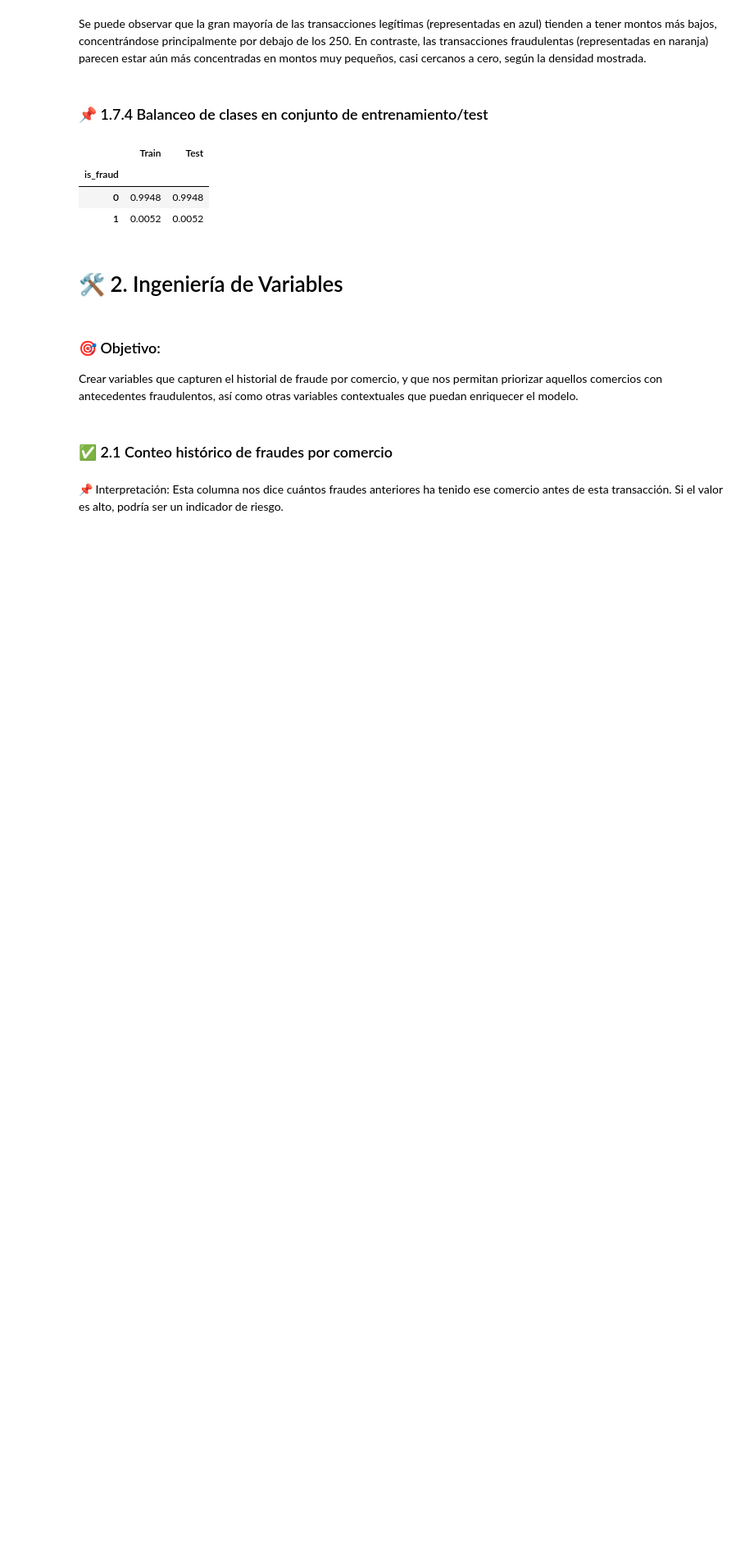
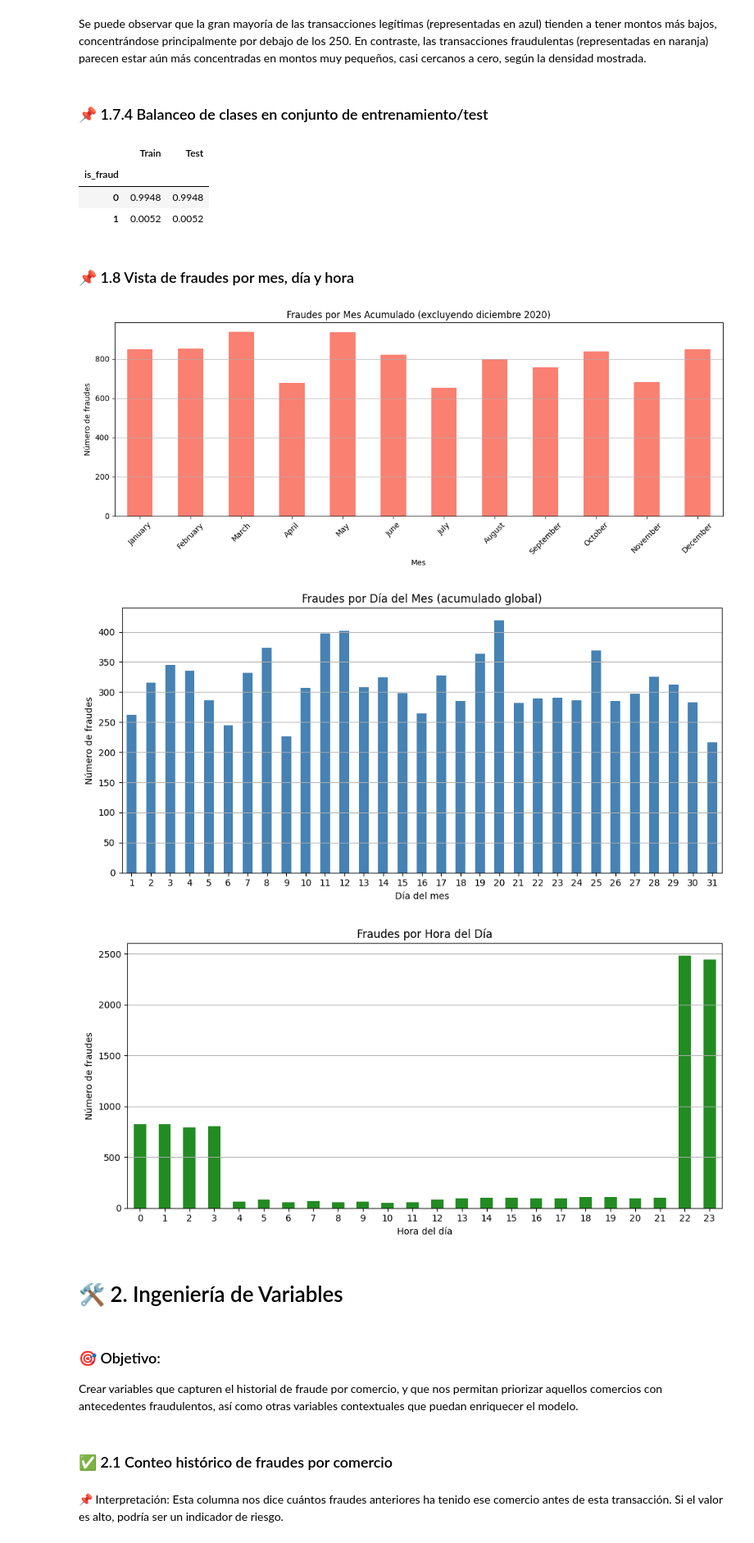
Before and after one commit to GarciaAlegria/Proyecto-final-SDS-PlusTI, a Jupyter notebook: proyectoPlusTi.ipynb, the cells around one changed output. Shown at 82% size. Drawn from its saved outputs; the diff is of its cells as text; code cells hidden in the pictures; blank space fills up the shorter version.

```diff
--- a/proyectoPlusTi.ipynb
+++ b/proyectoPlusTi.ipynb
@@ -237,6 +237,66 @@ pd.DataFrame({
 | is_fraud |  |  |
 | 0 | 0.9948 | 0.9948 |
 | 1 | 0.0052 | 0.0052 |
+# %% [markdown]
+### 📌 1.8 Vista de fraudes por mes, día y hora
+# %%
+# Eliminar diciembre 2020 del análisis
+df_sin_diciembre = df[~((df['fecha'].dt.year == 2020) & (df['fecha'].dt.month == 12))]
+
+# FRAUDES POR DÍA DEL MES
+fraudes_por_dia = df_sin_diciembre[df_sin_diciembre['is_fraud'] == 1].groupby(df_sin_diciembre['fecha'].dt.day).size()
+
+# FRAUDES POR HORA DEL DÍA
+fraudes_por_hora = df_sin_diciembre[df_sin_diciembre['is_fraud'] == 1].groupby(df_sin_diciembre['fecha'].dt.hour).size()
+
+
+# FRAUDES POR MES - agrupando por el número de mes y extrayendo solo el nombre del mes
+df_sin_diciembre['mes_nombre'] = df_sin_diciembre['fecha'].dt.month_name()
+
+# FRAUDES POR MES (sin diciembre 2020) - agrupando por nombre de mes
+fraudes_por_mes = df_sin_diciembre[df_sin_diciembre['is_fraud'] == 1].groupby('mes_nombre').size()
+
+# Reordenar los meses cronológicamente (en lugar de alfabéticamente)
+orden_meses = ['January', 'February', 'March', 'April', 'May', 'June',
+              'July', 'August', 'September', 'October', 'November', 'December']
+fraudes_por_mes = fraudes_por_mes.reindex(orden_meses)
+
+# Gráfico: Fraudes por mes
+plt.figure(figsize=(12, 5))
+fraudes_por_mes.plot(kind='bar', color='salmon')
+plt.title('Fraudes por Mes Acumulado (excluyendo diciembre 2020)')
+plt.xlabel('Mes')
+plt.ylabel('Número de fraudes')
+plt.xticks(rotation=45)
+plt.grid(axis='y')
+plt.tight_layout()
+plt.show()
+
+# Gráfico: Fraudes por día del mes
+plt.figure(figsize=(10, 5))
+fraudes_por_dia.plot(kind='bar', color='steelblue')
+plt.title('Fraudes por Día del Mes (acumulado global)')
+plt.xlabel('Día del mes')
+plt.ylabel('Número de fraudes')
+plt.xticks(rotation=0)
+plt.grid(axis='y')
+plt.tight_layout()
+plt.show()
+
+# Gráfico: Fraudes por hora del día
+plt.figure(figsize=(10, 5))
+fraudes_por_hora.plot(kind='bar', color='forestgreen')
+plt.title('Fraudes por Hora del Día')
+plt.xlabel('Hora del día')
+plt.ylabel('Número de fraudes')
+plt.xticks(rotation=0)
+plt.grid(axis='y')
+plt.tight_layout()
+plt.show()
+# %% [output]
+[figure, added]
+[figure, added]
+[figure, added]
 # %% [markdown]
 # 🛠️ 2. Ingeniería de Variables
 # %% [markdown]
```
Also changed, not shown: parts of 3 cells of this notebook.
